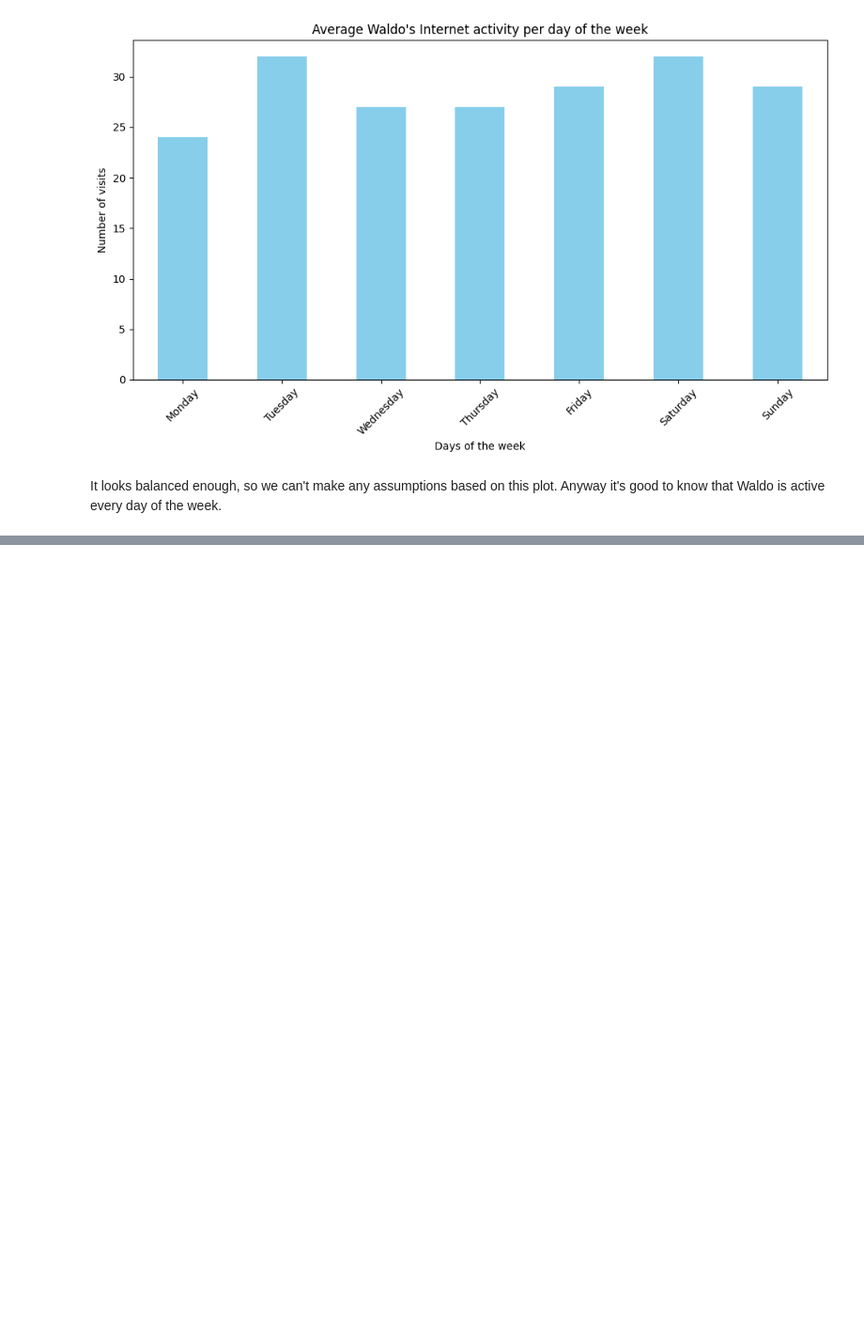
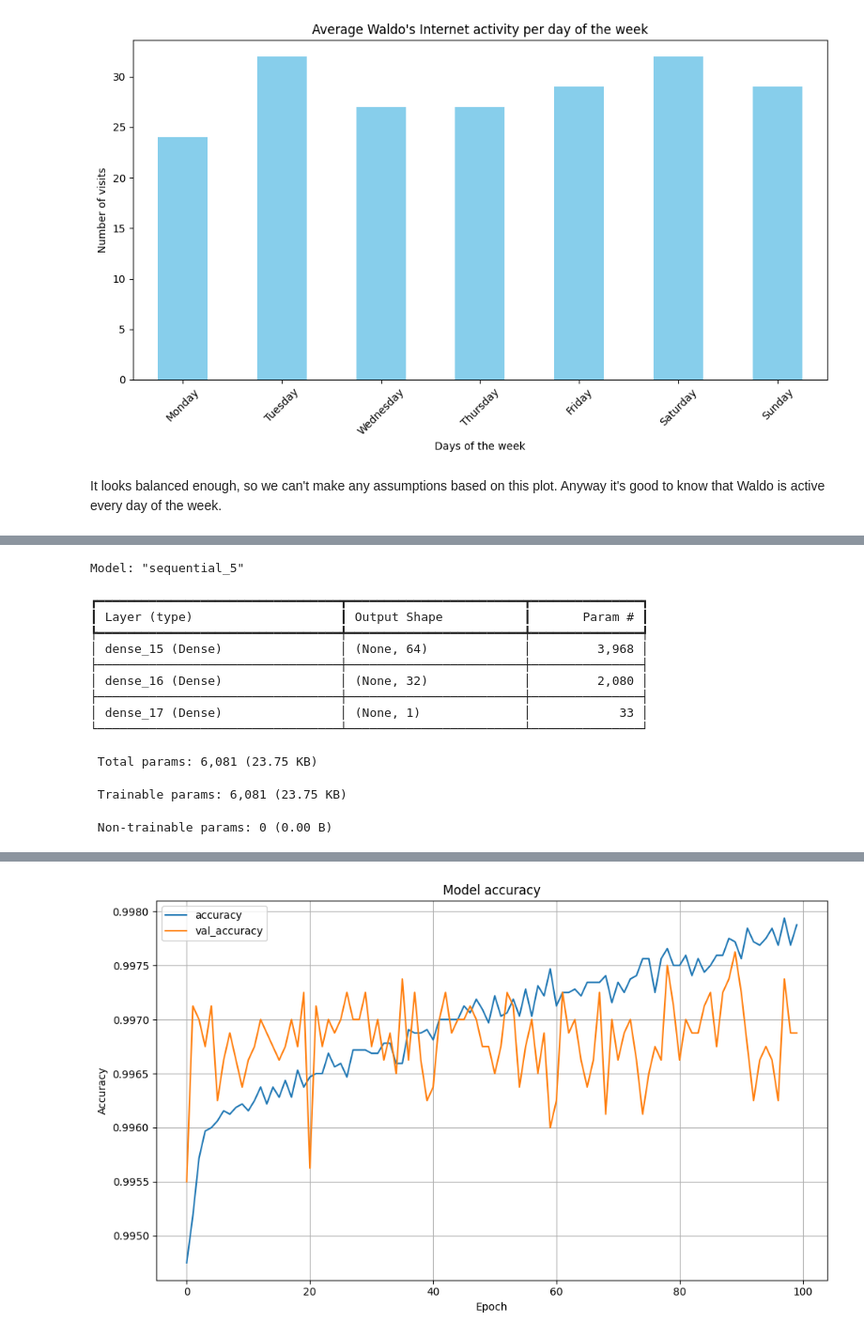
Before and after one commit to cuprum-acid/IML, a Jupyter notebook: Assignment_2/Task_1.ipynb, the cells around one changed output, grey strips where cells are left out. Shown at 94% size. Drawn from its saved outputs; the diff is of its cells as text; code cells hidden in the pictures; blank space fills up the shorter version.

```diff
--- a/Assignment_2/Task_1.ipynb
+++ b/Assignment_2/Task_1.ipynb
@@ -232,0 +329,9 @@ It looks balanced enough, so we can't make any assumptions based on this plot. A
+# %%
+# Split the data into features and target
+X = train_data.drop('is_waldo', axis=1) # Features
+y = train_data['is_waldo'] # Target
+
+# Split the data into training and validation sets
+from sklearn.model_selection import train_test_split
+
+X_train, X_val, y_train, y_val = train_test_split(X, y, test_size=0.2, random_state=42)
@@ -232,0 +347,50 @@ It looks balanced enough, so we can't make any assumptions based on this plot. A
+# %%
+# Design a fully connected feed-forward ANN model.
+# You will need to experiment with different architectures, layer configurations, and hyperparameters to find the most effective solution for the classification problem at hand.
+
+from keras.models import Sequential
+from keras.layers import Dense
+
+model = Sequential()
+
+model.add(Dense(64, activation='relu', input_shape=(X_train.shape[1],)))
+model.add(Dense(32, activation='relu'))
+model.add(Dense(1, activation='sigmoid'))
+
+model.compile(optimizer='adam', loss='binary_crossentropy', metrics=['accuracy'])
+
+model.summary()
+
+# Train the model
+history = model.fit(X_train, y_train, validation_data=(X_val, y_val), epochs=100, batch_size=32)
+
+# Evaluate the model
+loss, accuracy = model.evaluate(X_val, y_val)
+print(f'Validation loss: {loss}, accuracy: {accuracy}')
+
+# Plot the learning curves
+plt.figure(figsize=(10, 6))
+plt.plot(history.history['accuracy'], label='accuracy')
+plt.plot(history.history['val_accuracy'], label='val_accuracy')
+plt.title('Model accuracy')
+
+plt.xlabel('Epoch')
+plt.ylabel('Accuracy')
+plt.legend()
+plt.grid(True)
+plt.tight_layout()
+plt.show()
+# %% [output]
+Model: "sequential_5"
+┏━━━━━━━━━━━━━━━━━━━━━━━━━━━━━━━━━┳━━━━━━━━━━━━━━━━━━━━━━━━┳━━━━━━━━━━━━━━━┓
+┃ Layer (type)                    ┃ Output Shape           ┃       Param # ┃
+┡━━━━━━━━━━━━━━━━━━━━━━━━━━━━━━━━━╇━━━━━━━━━━━━━━━━━━━━━━━━╇━━━━━━━━━━━━━━━┩
+│ dense_15 (Dense)                │ (None, 64)             │         3,968 │
+├─────────────────────────────────┼────────────────────────┼───────────────┤
+│ dense_16 (Dense)                │ (None, 32)             │         2,080 │
+├─────────────────────────────────┼────────────────────────┼───────────────┤
+│ dense_17 (Dense)                │ (None, 1)              │            33 │
+└─────────────────────────────────┴────────────────────────┴───────────────┘
+ Total params: 6,081 (23.75 KB)
+ Trainable params: 6,081 (23.75 KB)
+ Non-trainable params: 0 (0.00 B)
@@ -232,0 +414 @@ It looks balanced enough, so we can't make any assumptions based on this plot. A
+[figure, added]
```
Also changed, not shown: parts of 10 cells of this notebook.
